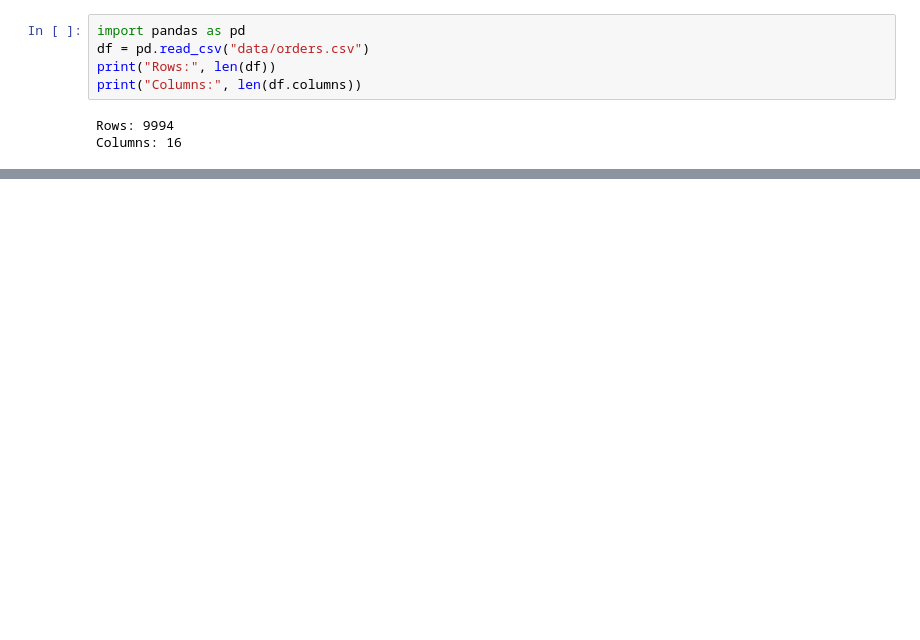
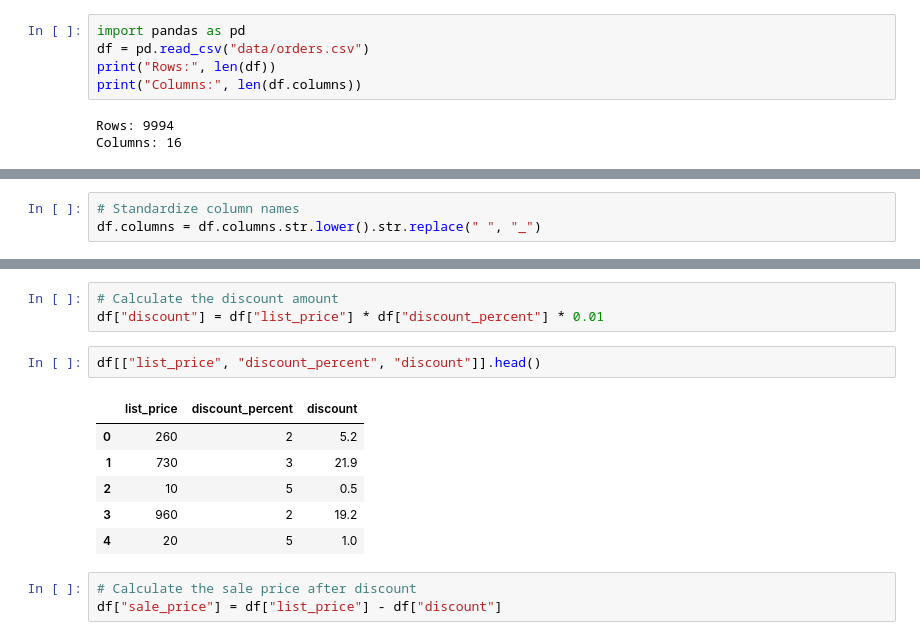
Before and after one commit to Minhazul22/data-analytics-project, a Jupyter notebook: orders_data_analysis.ipynb, the cells around one changed output, grey strips where cells are left out. Saved outputs shown, nothing was run; the diff lists cells and outputs as text; blank space fills up the shorter version.

```diff
--- a/orders_data_analysis.ipynb
+++ b/orders_data_analysis.ipynb
@@ -209,0 +274,3 @@ dtype: object
+# %%
+# Standardize column names
+df.columns = df.columns.str.lower().str.replace(" ", "_")
@@ -209,0 +285,15 @@ dtype: object
+# %%
+# Calculate the discount amount
+df["discount"] = df["list_price"] * df["discount_percent"] * 0.01
+# %%
+df[["list_price", "discount_percent", "discount"]].head()
+# %% [output]
+|  | list_price | discount_percent | discount |
+| 0 | 260 | 2 | 5.2 |
+| 1 | 730 | 3 | 21.9 |
+| 2 | 10 | 5 | 0.5 |
+| 3 | 960 | 2 | 19.2 |
+| 4 | 20 | 5 | 1.0 |
+# %%
+# Calculate the sale price after discount
+df["sale_price"] = df["list_price"] - df["discount"]
```
Also changed, not shown: parts of 39 cells of this notebook.
